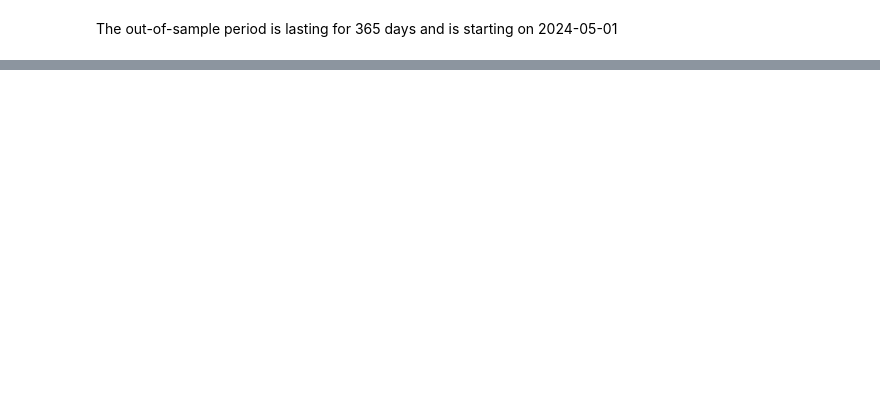
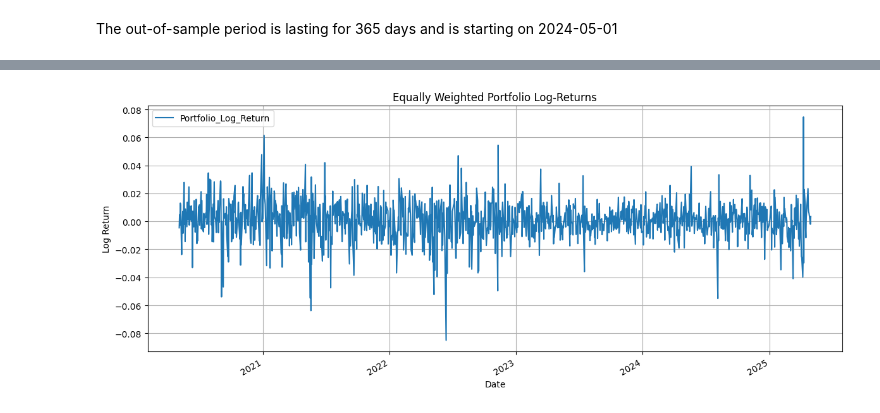
Before and after one commit to antek0308/TS_GARCH, a Jupyter notebook: Data/data.ipynb, the cells around one changed output, grey strips where cells are left out. Cells and saved outputs as stored; diff of their text form; code cells hidden in the pictures; blank space fills up the shorter version.

```diff
--- a/Data/data.ipynb
+++ b/Data/data.ipynb
@@ -103,0 +125,16 @@ data.iloc[-365:]
+# %%
+# Compute portfolio log-returns (equal weights = 0.2 each)
+equal_weights = np.repeat(0.2, 5)
+portfolio_returns = log_returns @ equal_weights  # matrix multiplication
+
+# Convert to DataFrame for convenience
+portfolio_returns = portfolio_returns.to_frame(name='Portfolio_Log_Return')
+
+# Plot portfolio log-returns
+portfolio_returns.plot(figsize=(12, 5), title='Equally Weighted Portfolio Log-Returns')
+plt.ylabel('Log Return')
+plt.grid(True)
+plt.tight_layout()
+plt.show()
+# %% [output]
+[figure, added]
```
Also changed, not shown: parts of 29 cells of this notebook, 1 other file.
